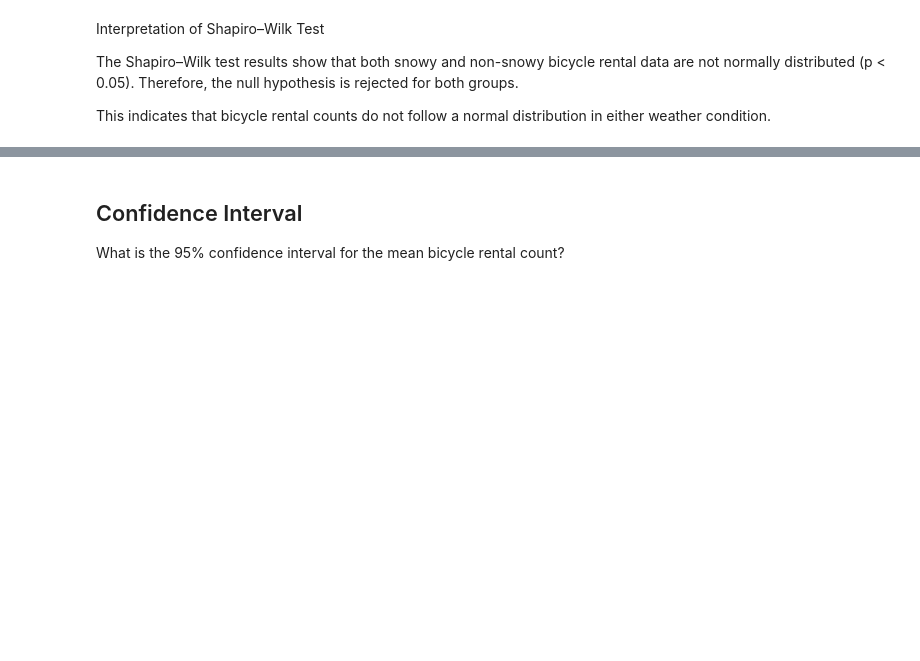
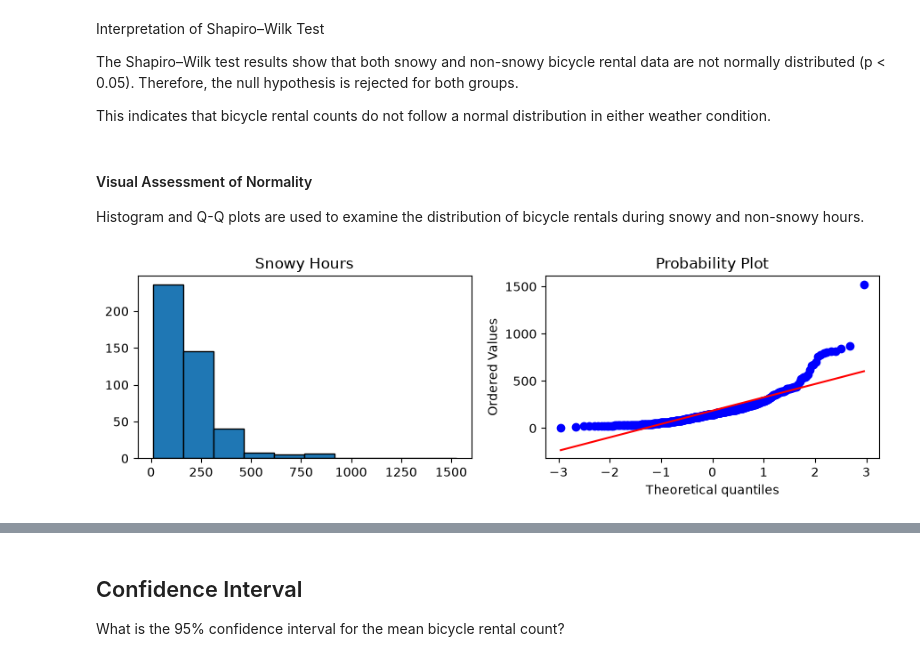
Before and after one commit to Munkhzaya-pom/statistic-sep-26, a Jupyter notebook: CA2_stats_sep_26/CA2_stats_sep_26.ipynb, the cells around one changed output, grey strips where cells are left out. Saved outputs shown, nothing was run; the diff lists cells and outputs as text; code cells hidden in the pictures; blank space fills up the shorter version.

Commit message:
histogram and Q-Q plot

```diff
--- a/CA2_stats_sep_26/CA2_stats_sep_26.ipynb
+++ b/CA2_stats_sep_26/CA2_stats_sep_26.ipynb
@@ -641,3 +641,21 @@ Interpretation of Shapiro–Wilk Test
 The Shapiro–Wilk test results show that both snowy and non-snowy bicycle rental data are not normally distributed (p < 0.05). Therefore, the null hypothesis is rejected for both groups.
 
 This indicates that bicycle rental counts do not follow a normal distribution in either weather condition.
+# %% [markdown]
+#### Visual Assessment of Normality
+
+Histogram and Q-Q plots are used to examine the distribution of bicycle rentals during snowy and non-snowy hours.
+# %%
+from scipy import stats
+
+fig, ax = plt.subplots(1, 2, figsize = (9, 3))
+
+ax[0].hist(snowy, bins=10, edgecolor = "black")
+ax[0].set_title("Snowy Hours")
+
+stats.probplot(snowy, dist = "norm", plot = ax[1])
+
+plt.tight_layout()
+plt.show()
+# %% [output]
+[figure, added]
```
Also changed, not shown: parts of 2 cells of this notebook.
